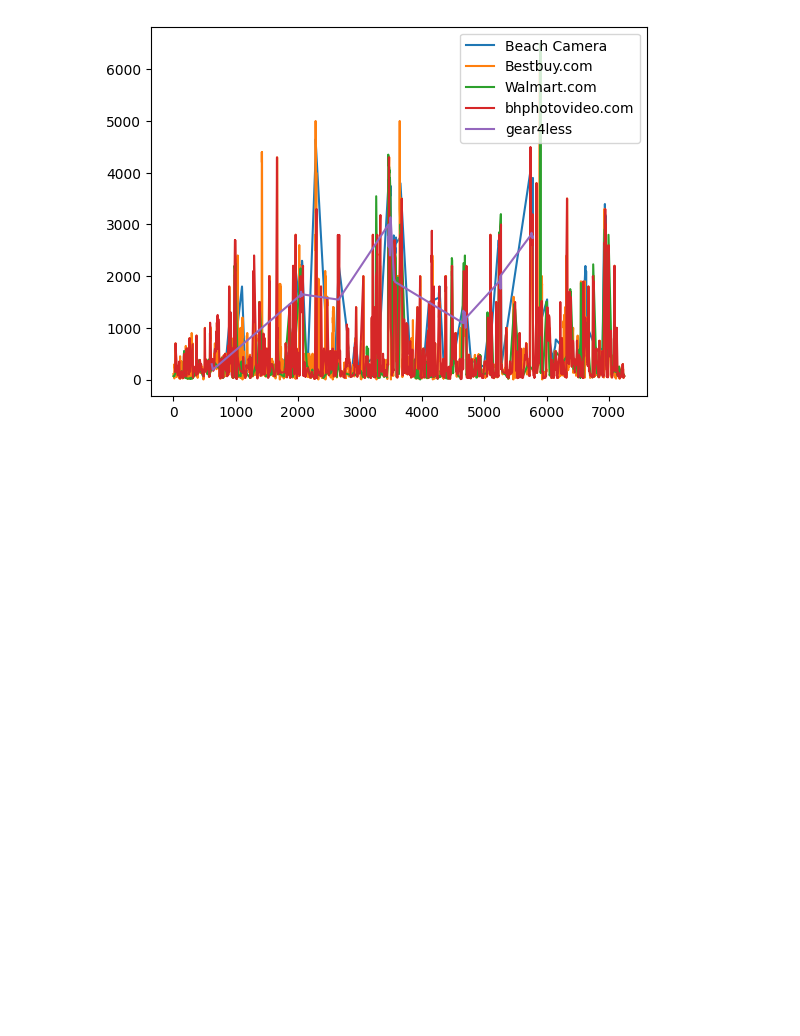
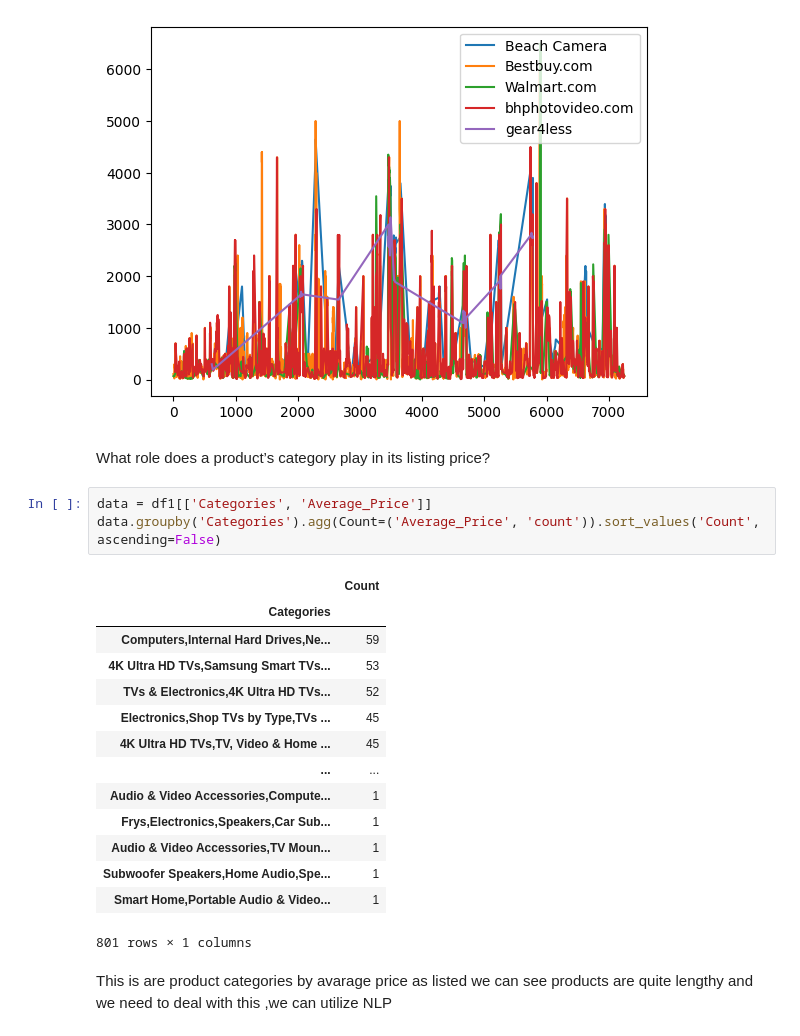
Before and after one commit to MboyaDan/product_analysis, a Jupyter notebook: elec_productpricing_analysis.ipynb, the cells around one changed output. Saved outputs shown, nothing was run; the diff lists cells and outputs as text; blank space fills up the shorter version.

```diff
--- a/elec_productpricing_analysis.ipynb
+++ b/elec_productpricing_analysis.ipynb
@@ -490,3 +490,25 @@ bhphotovideo.com    Axes(0.125,0.11;0.775x0.77)
 gear4less           Axes(0.125,0.11;0.775x0.77)
 Name: Average_Price, dtype: object
 [figure]
+# %% [markdown]
+  What role does a product’s category play in its listing price?
+# %%
+data = df1[['Categories', 'Average_Price']]
+data.groupby('Categories').agg(Count=('Average_Price', 'count')).sort_values('Count', ascending=False)
+# %% [output]
+|  | Count |
+| Categories |  |
+| Computers,Internal Hard Drives,Ne... | 59 |
+| 4K Ultra HD TVs,Samsung Smart TVs... | 53 |
+| TVs & Electronics,4K Ultra HD TVs... | 52 |
+| Electronics,Shop TVs by Type,TVs ... | 45 |
+| 4K Ultra HD TVs,TV, Video & Home ... | 45 |
+| ... | ... |
+| Audio & Video Accessories,Compute... | 1 |
+| Frys,Electronics,Speakers,Car Sub... | 1 |
+| Audio & Video Accessories,TV Moun... | 1 |
+| Subwoofer Speakers,Home Audio,Spe... | 1 |
+| Smart Home,Portable Audio & Video... | 1 |
+801 rows × 1 columns
+# %% [markdown]
+This is are product categories by avarage price as listed we can see products are quite lengthy and we need to deal with this ,we can utilize NLP
```
Also changed, not shown: parts of 7 cells of this notebook.
